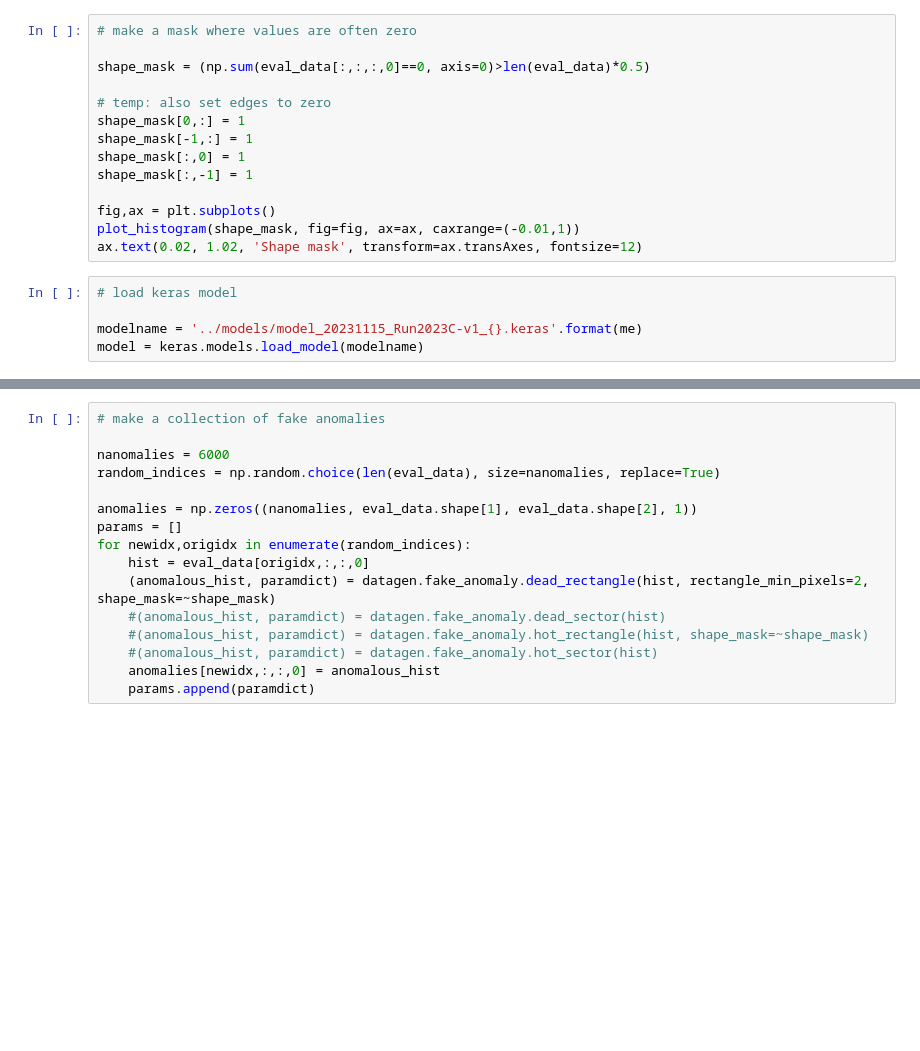
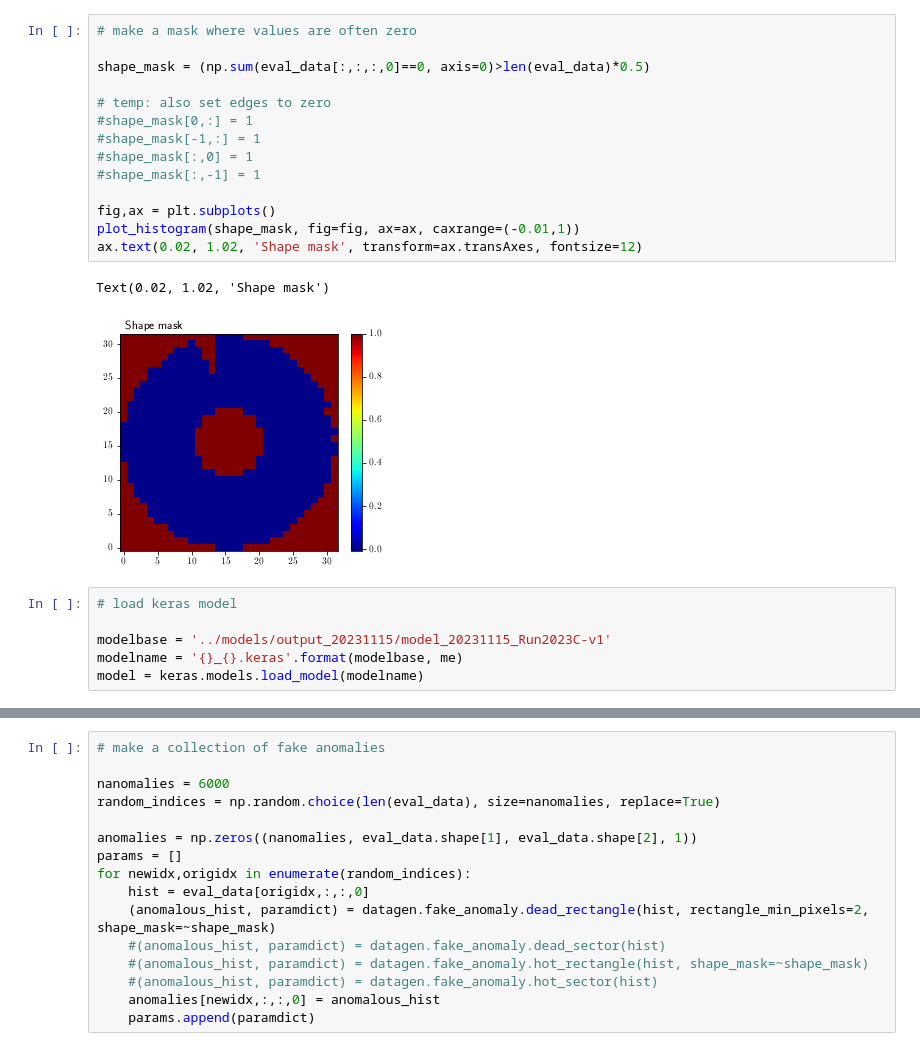
Before and after one commit to LukaLambrecht/pixelae, a Jupyter notebook: evaluation/evaluation_fake_anomalies.ipynb, the cells around one changed output, grey strips where cells are left out. Cells and saved outputs as stored; diff of their text form; blank space fills up the shorter version.

```diff
--- a/evaluation/evaluation_fake_anomalies.ipynb
+++ b/evaluation/evaluation_fake_anomalies.ipynb
@@ -42,21 +57,25 @@ kwargs = ({
 # %%
 # make a mask where values are often zero
 
 shape_mask = (np.sum(eval_data[:,:,:,0]==0, axis=0)>len(eval_data)*0.5)
 
 # temp: also set edges to zero
-shape_mask[0,:] = 1
-shape_mask[-1,:] = 1
-shape_mask[:,0] = 1
-shape_mask[:,-1] = 1
+#shape_mask[0,:] = 1
+#shape_mask[-1,:] = 1
+#shape_mask[:,0] = 1
+#shape_mask[:,-1] = 1
 
 fig,ax = plt.subplots()
 plot_histogram(shape_mask, fig=fig, ax=ax, caxrange=(-0.01,1))
 ax.text(0.02, 1.02, 'Shape mask', transform=ax.transAxes, fontsize=12)
+# %% [output]
+Text(0.02, 1.02, 'Shape mask')
+[figure, added]
 # %%
 # load keras model
 
-modelname = '../models/model_20231115_Run2023C-v1_{}.keras'.format(me)
+modelbase = '../models/output_20231115/model_20231115_Run2023C-v1'
+modelname = '{}_{}.keras'.format(modelbase, me)
 model = keras.models.load_model(modelname)
 # %%
 # load average occupancy or error of training set
```
Also changed, not shown: parts of 9 cells of this notebook, 8 other files.
